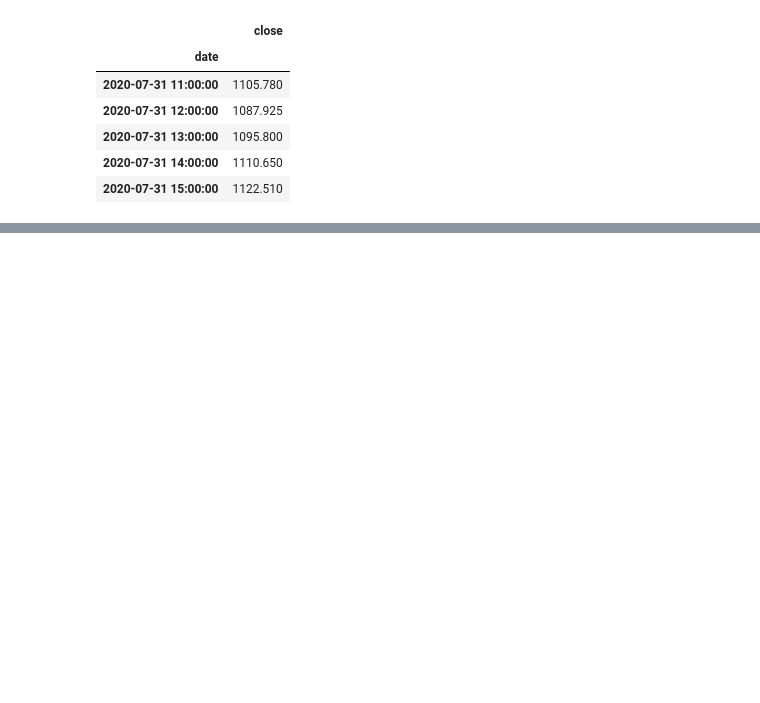
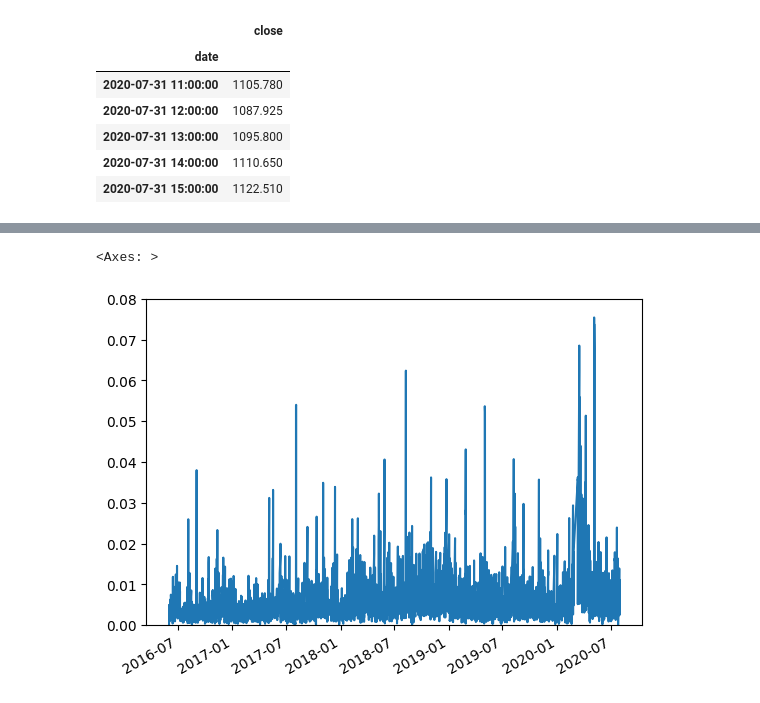
Before and after one commit to skfotedar/prophet-challenge, a Jupyter notebook: forecasting_net_prophet.ipynb, the cells around one changed output, grey strips where cells are left out. Drawn from its saved outputs; the diff is of its cells as text; code cells hidden in the pictures; blank space fills up the shorter version.

```diff
--- a/forecasting_net_prophet.ipynb
+++ b/forecasting_net_prophet.ipynb
@@ -484,0 +175,7 @@ Solutions Note: `yhat` represents the most likely (average) forecast, whereas `y
+# %%
+# Concatenate the df_mercado_stock DataFrame with the df_mercado_trends DataFrame
+# Concatenate the DataFrame by columns (axis=1), and drop and rows with only one column of data
+df_mercado_stock_trends = pd.concat([df_mercado_stock, df_mercado_trends], axis=1)
+df_mercado_stock_trends = df_mercado_stock_trends.dropna(axis=0)
+
+# View the first and last five rows of the DataFrame
@@ -484,0 +247,35 @@ Solutions Note: `yhat` represents the most likely (average) forecast, whereas `y
+# %%
+# Create a new column in the mercado_stock_trends_df DataFrame called Stock Volatility
+# This column should calculate the standard deviation of the closing stock price return data over a 4 period rolling window
+stand_dev_stock = [0,0,0]
+stock_return =[]
+closing_price = list(df_mercado_stock_trends['close'])
+limit = len(closing_price)
+i=0
+closing_price_var = closing_price [0]
+for i in range(limit):
+  temp = (closing_price[i] - closing_price_var)/closing_price_var
+  closing_price_var = closing_price[i]
+  stock_return.append(i)
+  stock_return[i] = temp
+
+k=0
+i=3
+limit = len(stock_return)
+while i < limit:
+  stand_dev_stock.append(i)
+  j=i
+  k=0
+  temp_list = [0,0,0,0]
+  while k < 3:
+    temp_list[k] = stock_return[j]
+    j-=1
+    k+=1
+  res = stand_dev = 1
+  res = np.std(temp_list)
+  stand_dev_stock[i] = res
+  i+=1
+
+
+df_mercado_stock_trends['Stock Volatility'] = stand_dev_stock
+df_mercado_stock_trends
@@ -484,0 +296,6 @@ Solutions Note: `yhat` represents the most likely (average) forecast, whereas `y
+# %%
+# Visualize the stock volatility
+df_mercado_stock_trends['Stock Volatility'].plot(ylim=(0, 0.08))
+# %% [output]
+<Axes: >
+[figure, added]
```
Also changed, not shown: parts of 80 cells of this notebook.
